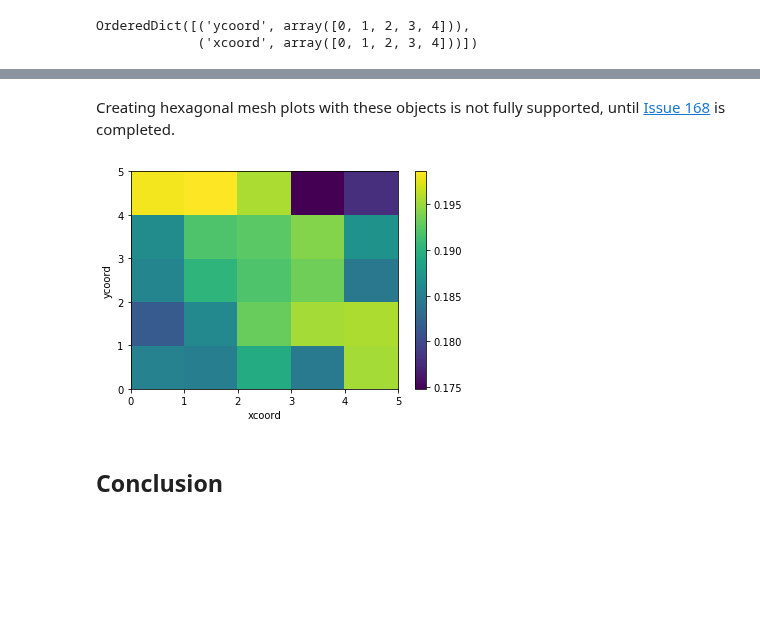
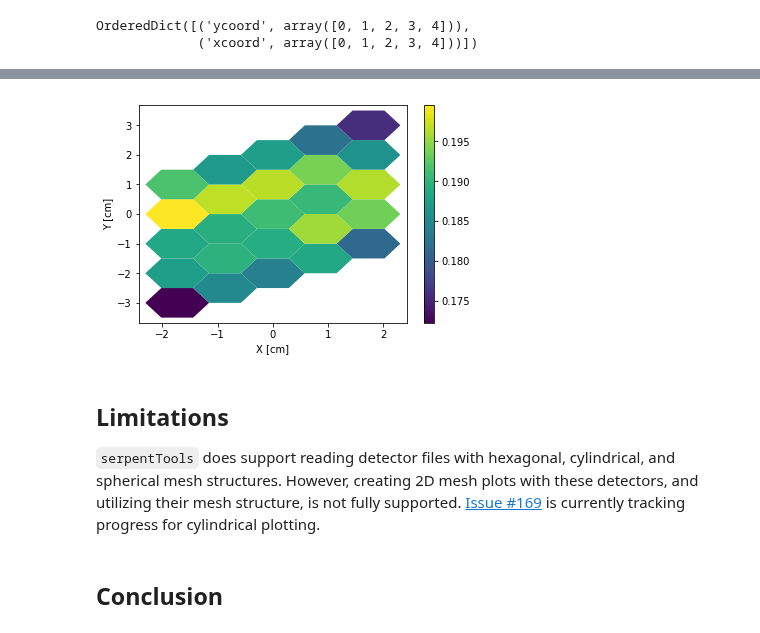
Before and after one commit to CORE-GATECH-GROUP/serpent-tools, a Jupyter notebook: examples/Detector.ipynb, the cells around one changed output, grey strips where cells are left out. Saved outputs shown, nothing was run; the diff lists cells and outputs as text; code cells hidden in the pictures; blank space fills up the shorter version.

```diff
--- a/examples/Detector.ipynb
+++ b/examples/Detector.ipynb
@@ -336,9 +352,15 @@ OrderedDict([('ycoord', array([0, 1, 2, 3, 4])),
+# %%
+hex3 = hexR.detectors['hex3']
+hex3.pitch = 1
+hex3.hexType = 3
+hex3.hexPlot();
+# %% [output]
+[figure, added]
 # %% [markdown]
-Creating hexagonal mesh plots with these objects is not fully supported, until [Issue 168](https://github.com/CORE-GATECH-GROUP/serpent-tools/issues/168) is completed.
+## Limitations
+
+`serpentTools` does support reading detector files with hexagonal, cylindrical, and spherical mesh structures. However, creating 2D mesh plots with these detectors, and utilizing their mesh structure, is not fully supported.
+[Issue #169](https://github.com/CORE-GATECH-GROUP/serpent-tools/issues/169) is currently tracking progress for cylindrical plotting.
-# %%
-hex2.meshPlot('xcoord', 'ycoord');
-# %% [output]
-[figure, removed]
 # %% [markdown]
 ## Conclusion
 # %% [markdown]
```
Also changed, not shown: parts of 5 cells of this notebook, 3 other files.
